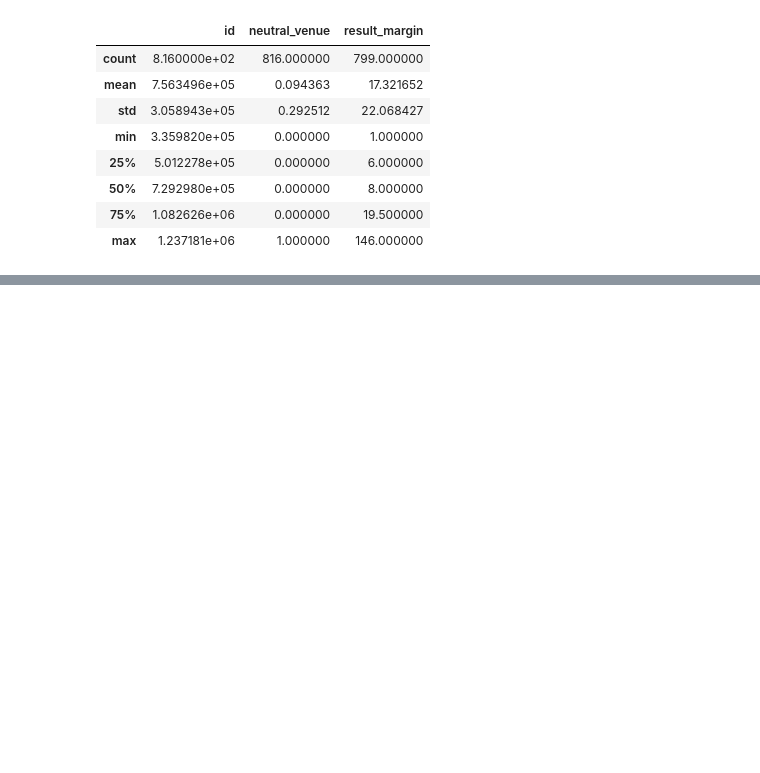
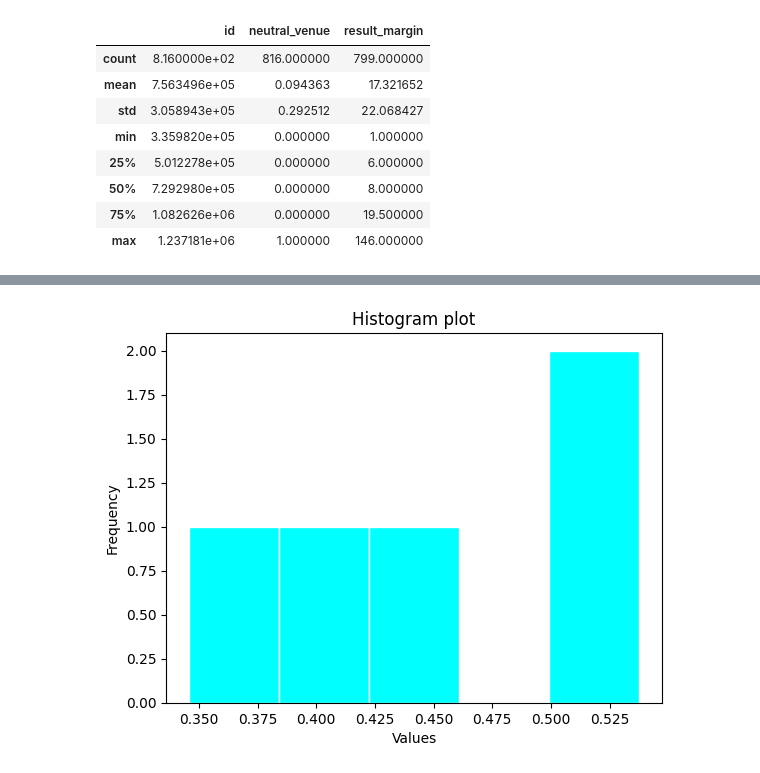
Before and after one commit to SivanandhiniChandrasekar/Python-, a Jupyter notebook: Day-05/matplotlib.ipynb, the cells around one changed output, grey strips where cells are left out. Cells and saved outputs as stored; diff of their text form; code cells hidden in the pictures; blank space fills up the shorter version.

```diff
--- a/Day-05/matplotlib.ipynb
+++ b/Day-05/matplotlib.ipynb
@@ -161,0 +198,15 @@ df.team1, df.team2 [df.winner == 'Rajasthan Royals']
+# %%
+# HISTOGRAM -> same as bar chart
+import matplotlib.pyplot as plt
+import numpy as np
+
+data = np.random.random_sample(5)
+plt.hist(data, color = "cyan", edgecolor = "white", bins = 5)
+
+plt.xlabel("Values")
+plt.ylabel("Frequency")
+plt.title("Histogram plot")
+
+plt.show()
+# %% [output]
+[figure, added]
```
Also changed, not shown: parts of 8 cells of this notebook, 6 other files.
